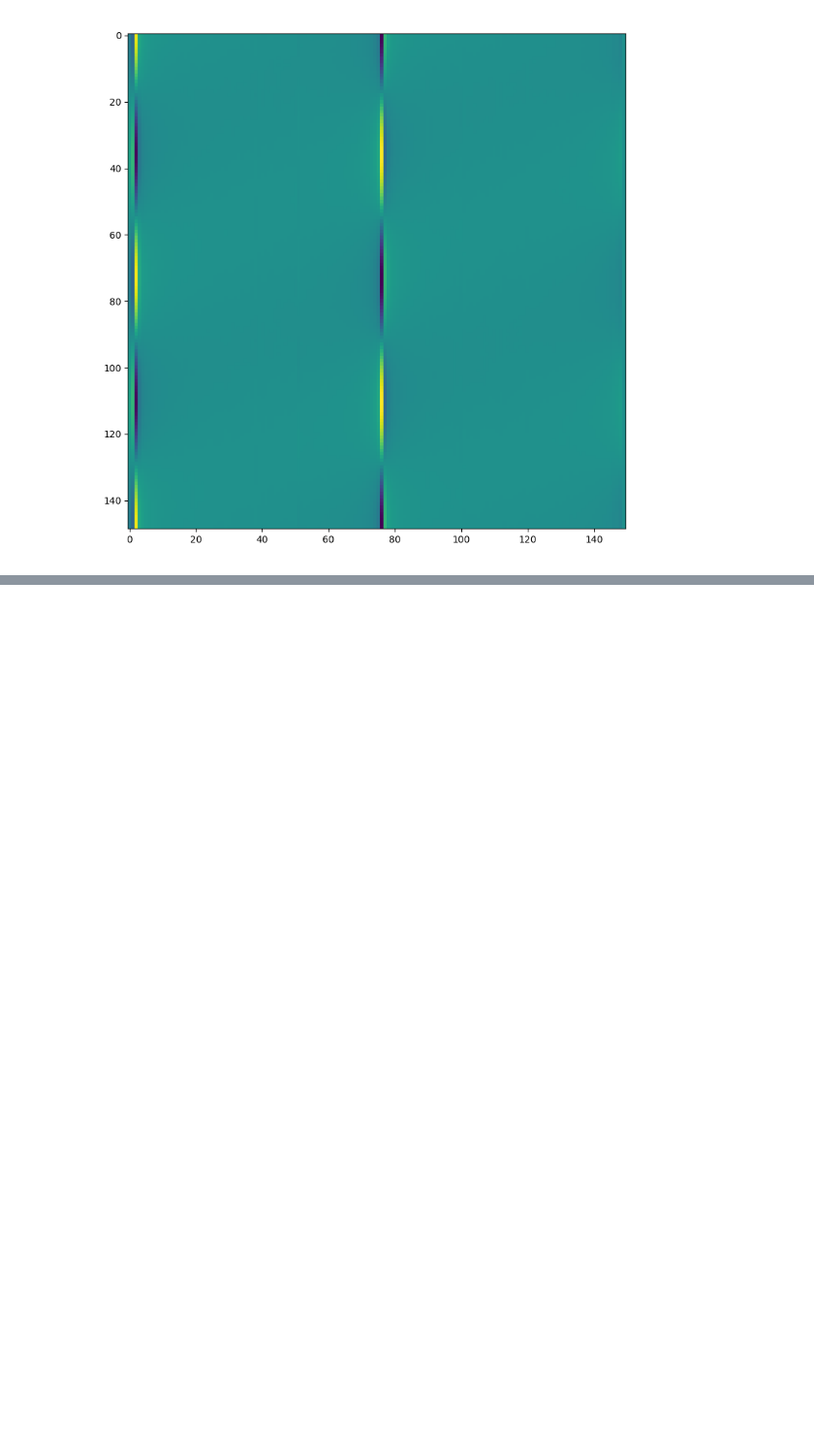
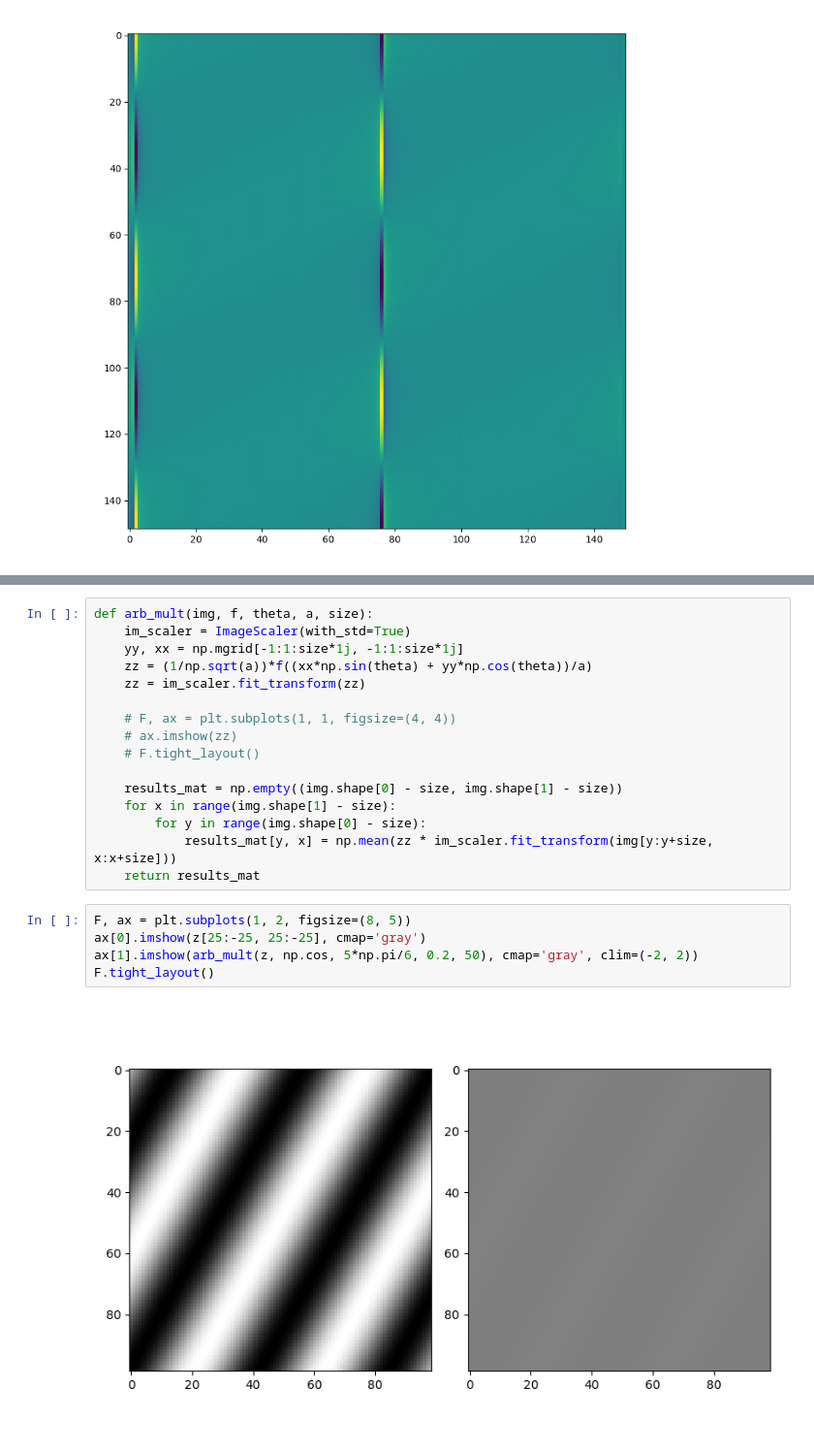
Before and after one commit to zyjux/harmonic_gw, a Jupyter notebook: synthetic_testing.ipynb, the cells around one changed output, grey strips where cells are left out. Shown: that part at 97% size. Cells and saved outputs as stored; diff of their text form; blank space fills up the shorter version.

```diff
--- a/synthetic_testing.ipynb
+++ b/synthetic_testing.ipynb
@@ -63,0 +111,23 @@ F.tight_layout()
+# %%
+def arb_mult(img, f, theta, a, size):
+    im_scaler = ImageScaler(with_std=True)
+    yy, xx = np.mgrid[-1:1:size*1j, -1:1:size*1j]
+    zz = (1/np.sqrt(a))*f((xx*np.sin(theta) + yy*np.cos(theta))/a)
+    zz = im_scaler.fit_transform(zz)
+
+    # F, ax = plt.subplots(1, 1, figsize=(4, 4))
+    # ax.imshow(zz)
+    # F.tight_layout()
+
+    results_mat = np.empty((img.shape[0] - size, img.shape[1] - size))
+    for x in range(img.shape[1] - size):
+        for y in range(img.shape[0] - size):
+            results_mat[y, x] = np.mean(zz * im_scaler.fit_transform(img[y:y+size, x:x+size]))
+    return results_mat
+# %%
+F, ax = plt.subplots(1, 2, figsize=(8, 5))
+ax[0].imshow(z[25:-25, 25:-25], cmap='gray')
+ax[1].imshow(arb_mult(z, np.cos, 5*np.pi/6, 0.2, 50), cmap='gray', clim=(-2, 2))
+F.tight_layout()
+# %% [output]
+[figure, added]
```
Also changed, not shown: parts of 6 cells of this notebook.
